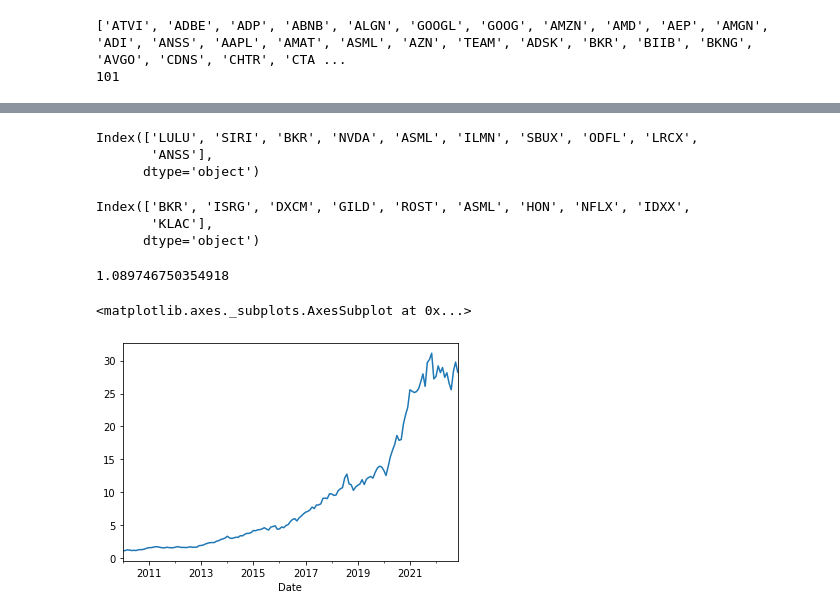
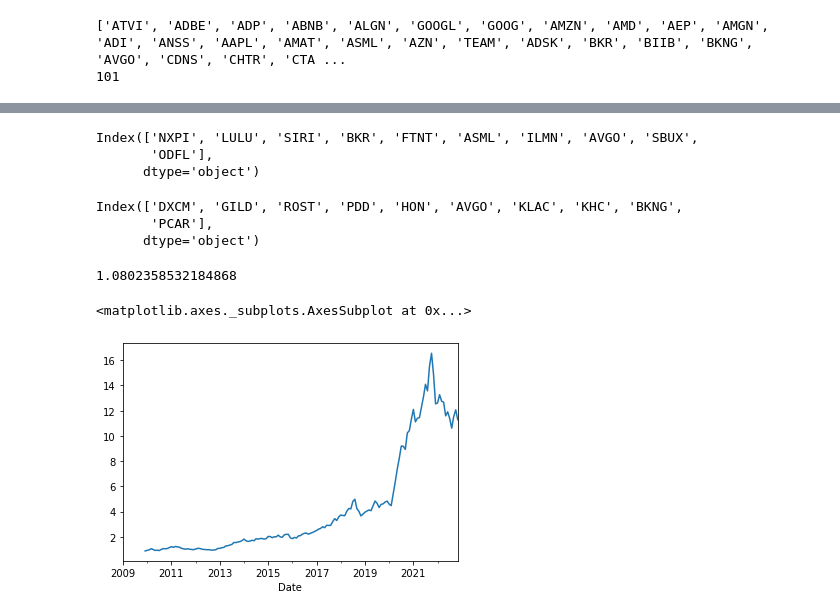
Before and after one commit to ashbyp/alecto, a Jupyter notebook: notebooks/momentum.ipynb, the cells around one changed output, grey strips where cells are left out. Drawn from its saved outputs; the diff is of its cells as text; code cells hidden in the pictures.

```diff
--- a/notebooks/momentum.ipynb
+++ b/notebooks/momentum.ipynb
@@ -117,21 +117,21 @@ Name: 2022-11-30 00:00:00, dtype: float64
 def get_top(d):
     top_50 = m12.loc[d].nlargest(50).index
     top_30 = m6.loc[d, top_50].nlargest(30).index
-    top_10 = m3.loc[d].nlargest(10).index
+    top_10 = m3.loc[d, top_30].nlargest(10).index
     return top_10
 
 top = get_top('2010-12-31')
 top
 # %% [output]
-Index(['LULU', 'SIRI', 'BKR', 'NVDA', 'ASML', 'ILMN', 'SBUX', 'ODFL', 'LRCX',
-       'ANSS'],
+Index(['NXPI', 'LULU', 'SIRI', 'BKR', 'FTNT', 'ASML', 'ILMN', 'AVGO', 'SBUX',
+       'ODFL'],
       dtype='object')
 # %%
 top = get_top('2022-12-31')
 top
 # %% [output]
-Index(['BKR', 'ISRG', 'DXCM', 'GILD', 'ROST', 'ASML', 'HON', 'NFLX', 'IDXX',
-       'KLAC'],
+Index(['DXCM', 'GILD', 'ROST', 'PDD', 'HON', 'AVGO', 'KLAC', 'KHC', 'BKNG',
+       'PCAR'],
       dtype='object')
 # %%
 def portfolio_performance(d):
@@ -141,15 +141,16 @@ def portfolio_performance(d):
 p = portfolio_performance('2010-12-31')
 p
 # %% [output]
-1.089746750354918
+1.0802358532184868
 # %%
 returns = []
 
-for d in mtl.index[12:-1]:
+for d in mtl.index[:-1]:
   # print(f'Try {d} {type(d)} {str(d.date())}')
   returns.append(portfolio_performance(d))#str(d.date())))
 
-pd.Series(returns, index=mtl.index[12:-1]).cumprod().plot()
+# 1% trading costs
+pd.Series([i - 0.01 for i in returns], index=mtl.index[:-1]).cumprod().plot()
 # %% [output]
 <matplotlib.axes._subplots.AxesSubplot at 0x...>
-[figure, old version]
+[figure, new version]
```
Also changed, not shown: parts of 6 cells of this notebook.
